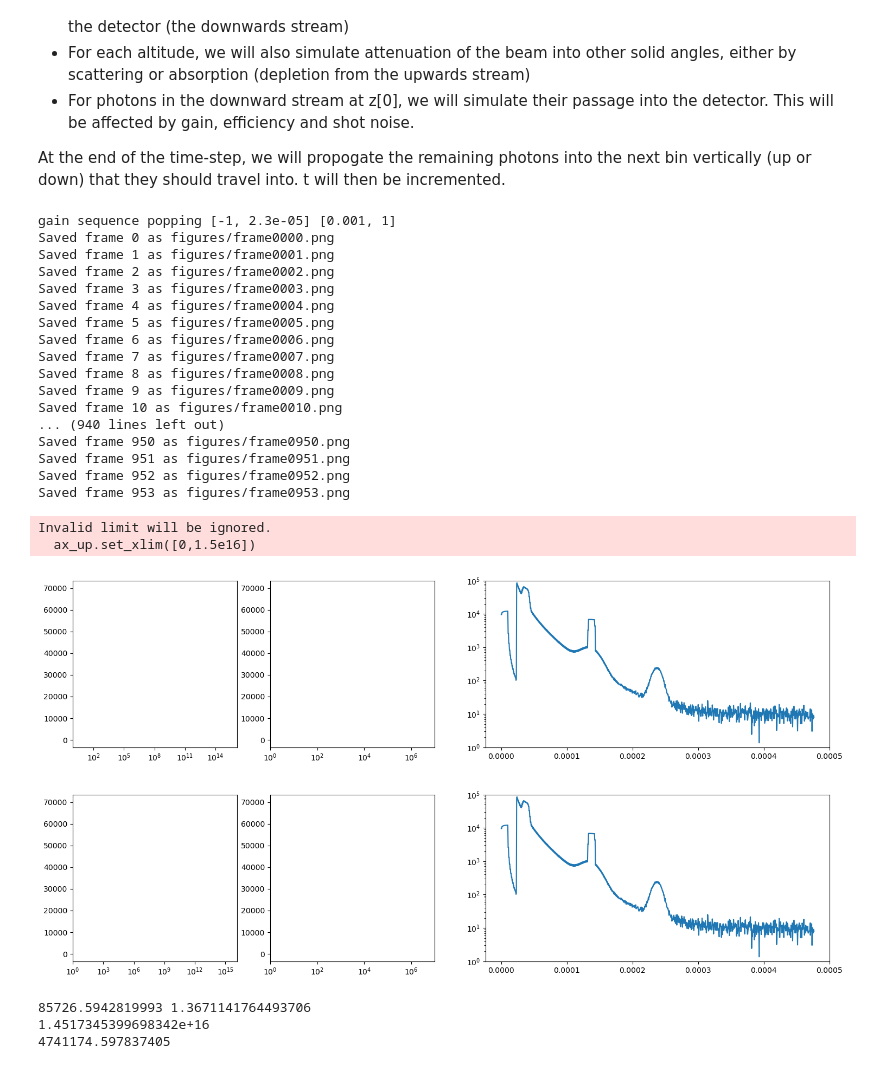
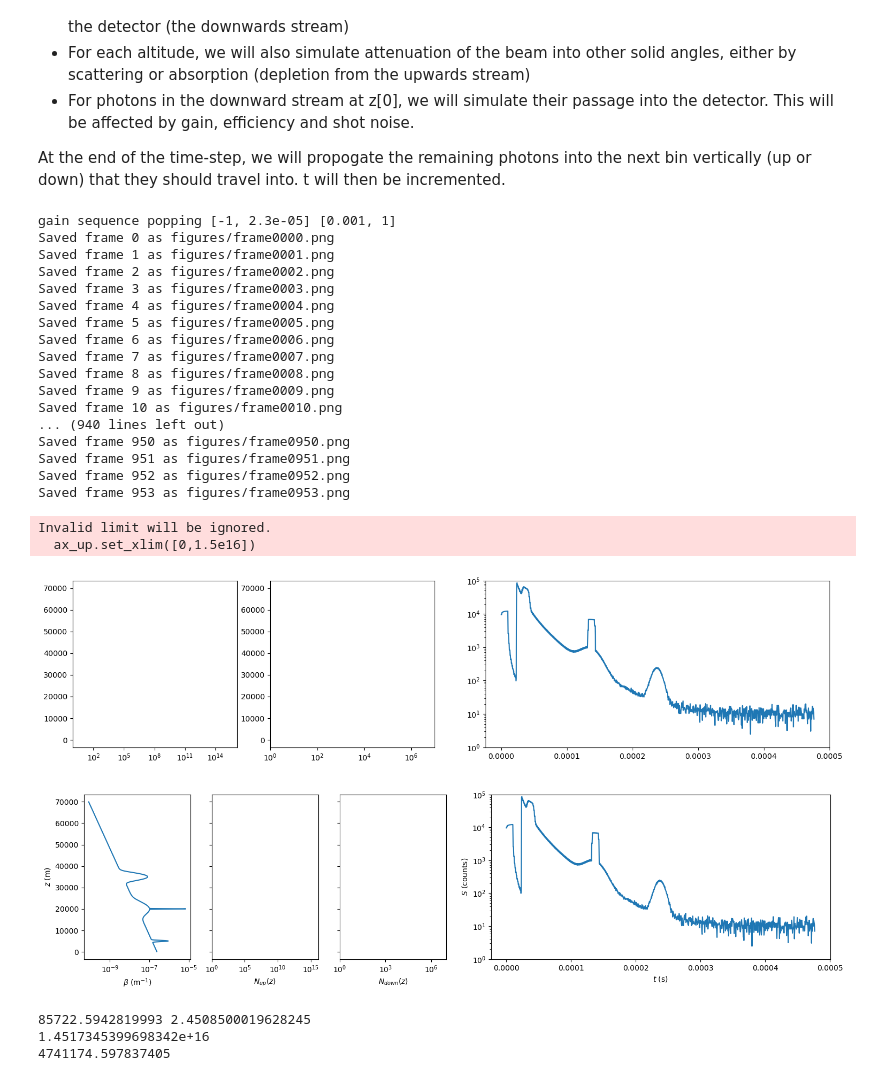
Before and after one commit to DAndrewA/Chu_LIDAR_lectures, a Jupyter notebook: firstSimulation.ipynb, the cells around one changed output. Saved outputs shown, nothing was run; the diff lists cells and outputs as text; code cells hidden in the pictures.

Commit message:
added axis labels into animation figures

```diff
--- a/firstSimulation.ipynb
+++ b/firstSimulation.ipynb
@@ -130,7 +130,7 @@ The simulation will be broken into the time steps given by dt. For each given dt
 At the end of the time-step, we will propogate the remaining photons into the next bin vertically (up or down) that they should travel into. t will then be incremented.
 # %%
 plotVerbose = False # flag for plotting a sequence of figures once the simulation is complete.
-animateSimulation = False # flag for saving frames of the simulation to turn into an animation.
+animateSimulation = True # flag for saving frames of the simulation to turn into an animation.
 
 xlimup = 1.5e16
 xlimdown = 1e7
@@ -160,9 +160,10 @@ if animateSimulation:
     filenameFormat = 'frame{}.png'
     frame = 0
     figAnim = plt.figure(figsize=(18,4))
-    ax_animup = figAnim.add_subplot(1,4,1)
-    ax_animdown = figAnim.add_subplot(1,4,2)
+    ax_animup = figAnim.add_subplot(1,6,2)
+    ax_animdown = figAnim.add_subplot(1,6,3)
     ax_animsignal = figAnim.add_subplot(1,2,2)
+    ax_animBeta = figAnim.add_subplot(1,6,1)
 
 maxDown = 0
 N_up = np.zeros(z.shape) # upwards propogating photons
@@ -176,6 +177,12 @@ S = np.zeros(time.shape) # signal
 dists = [GG,Aerosol]
 sumBeta = np.sum([d.beta for d in dists],axis=0)
 sumBetaAbs = np.sum([ d.beta * (d.cs_abs / d.cs_sca) for d in dists ],axis=0)
+
+if animateSimulation:
+    ax_animBeta.plot(sumBeta,z)
+    ax_animBeta.set_xscale('log')
+    ax_animBeta.set_xlabel(r'$\beta$ (m$^{-1}$)')
+    ax_animBeta.set_ylabel(r'$z$ (m)')
 
 currentGain = 1
 GSeq = copy.deepcopy(DETECTOR_GainSequence)
@@ -249,11 +256,18 @@ for i,t in enumerate(time): # for each time step...
         ax_animdown.set_xlim([1,xlimdown])
         ax_animsignal.set_ylim([1,xlimsig])
 
+        ax_animup.set_yticklabels([])
+        ax_animdown.set_yticklabels([])
+        ax_animup.set_xlabel(r'$N_{up}(z)$')
+        ax_animdown.set_xlabel(r'$N_{down}(z)$')
+        ax_animsignal.set_xlabel(r'$t$ (s)')
+        ax_animsignal.set_ylabel(r'$S$ (counts)')
+
         ax_animup.set_xscale('log')
         ax_animdown.set_xscale('log')
         ax_animsignal.set_yscale('log')
 
-        figAnim.savefig(saveFolder + filenameFormat.format(frameStr))
+        figAnim.savefig(saveFolder + filenameFormat.format(frameStr),bbox_inches='tight')
         print('Saved frame {} as {}'.format(frame,saveFolder + filenameFormat.format(frameStr)))
         frame += 1
 
@@ -273,35 +287,35 @@ ax_down.set_xlim([1,xlimdown])
 ax_detector = fig.add_subplot(figUpdates+1,2,figUpdates*2+2) # for showing the signal at the detector (double width)
 ax_detector.plot(time,S)
 ax_detector.set_yscale('log')
 ax_detector.set_ylim([1,xlimsig])
 
 plt.show()
 
 print(np.max(S),np.min(S))
 print((PULSE_photonCount * dt / PULSE_duration)/2)
 print(maxDown)
 # %% [output]
 gain sequence popping [-1, 2.3e-05] [0.001, 1]
 Saved frame 0 as figures/frame0000.png
 Saved frame 1 as figures/frame0001.png
 Saved frame 2 as figures/frame0002.png
 Saved frame 3 as figures/frame0003.png
 Saved frame 4 as figures/frame0004.png
 Saved frame 5 as figures/frame0005.png
 Saved frame 6 as figures/frame0006.png
 Saved frame 7 as figures/frame0007.png
 Saved frame 8 as figures/frame0008.png
 Saved frame 9 as figures/frame0009.png
 Saved frame 10 as figures/frame0010.png
 ... (940 lines left out)
 Saved frame 950 as figures/frame0950.png
 Saved frame 951 as figures/frame0951.png
 Saved frame 952 as figures/frame0952.png
 Saved frame 953 as figures/frame0953.png
 Invalid limit will be ignored.
   ax_up.set_xlim([0,1.5e16])
-[figure, old version]
+[figure, new version]
-[figure, old version]
+[figure, new version]
-85726.5942819993 1.3671141764493706
+85722.5942819993 2.4508500019628245
 1.4517345399698342e+16
 4741174.597837405
```
Also changed, not shown: parts of 1 cell of this notebook.
